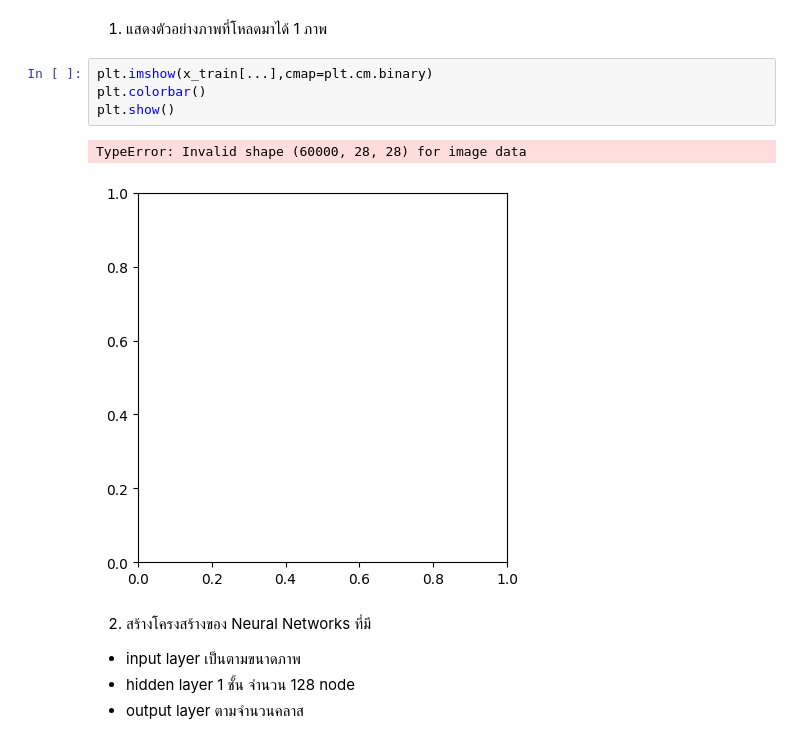
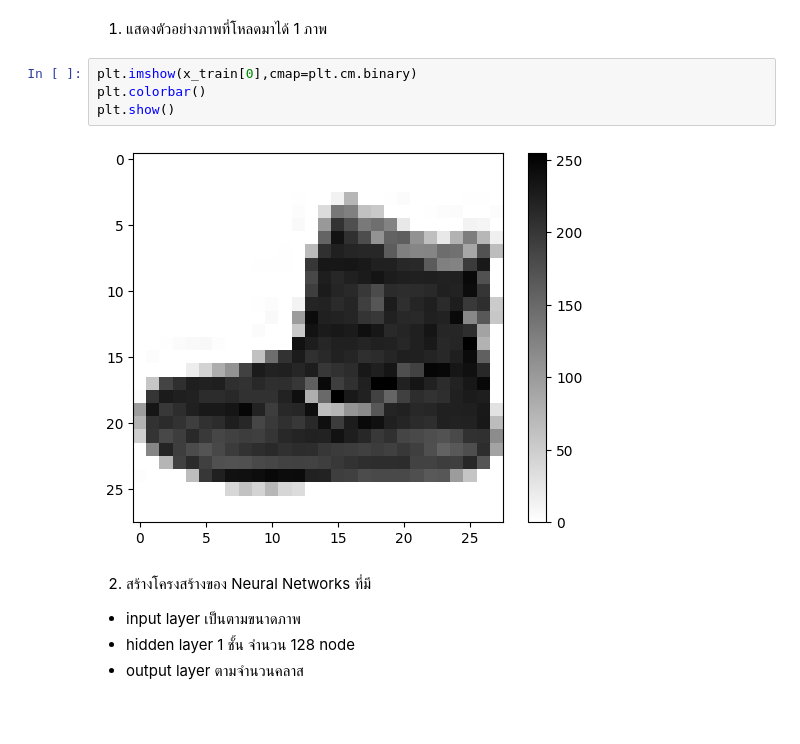
Before and after one commit to rattawitdev/PROGRAMMING-FOR-DATA-SCIENCE, a Jupyter notebook: Assignment5/Ass5-ML-65130701717.ipynb, the cells around one changed output. Saved outputs shown, nothing was run; the diff lists cells and outputs as text; blank space fills up the shorter version.

```diff
--- a/Assignment5/Ass5-ML-65130701717.ipynb
+++ b/Assignment5/Ass5-ML-65130701717.ipynb
@@ -35,12 +35,11 @@ Classes:  [0 1 2 3 4 5 6 7 8 9]
 # %% [markdown]
 1. แสดงตัวอย่างภาพที่โหลดมาได้ 1 ภาพ
 # %%
-plt.imshow(x_train[...],cmap=plt.cm.binary)
+plt.imshow(x_train[0],cmap=plt.cm.binary)
 plt.colorbar()
 plt.show()
 # %% [output]
-TypeError: Invalid shape (60000, 28, 28) for image data
-[figure, old version]
+[figure, new version]
 # %% [markdown]
 2. สร้างโครงสร้างของ Neural Networks ที่มี
 - input layer เป็นตามขนาดภาพ
```
Also changed, not shown: parts of 23 cells of this notebook.
